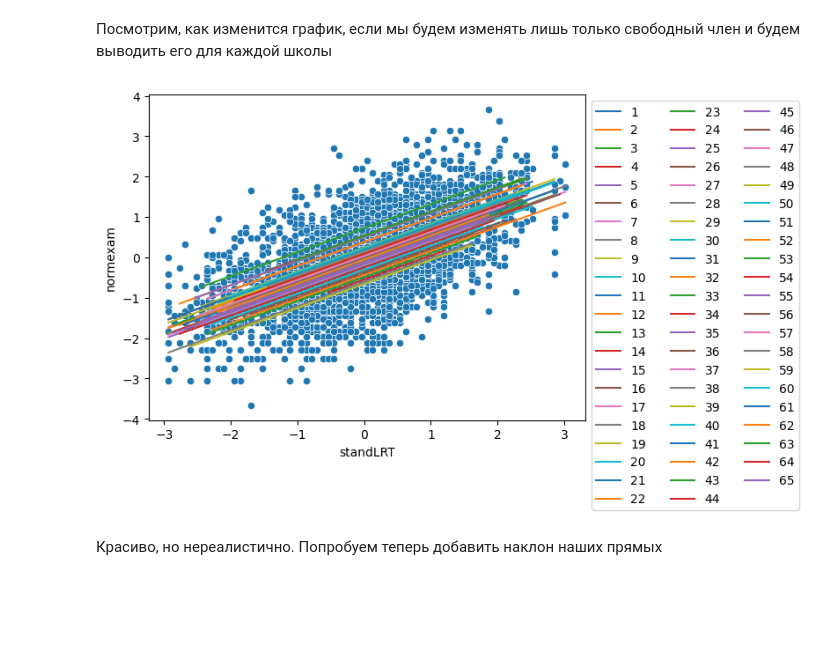
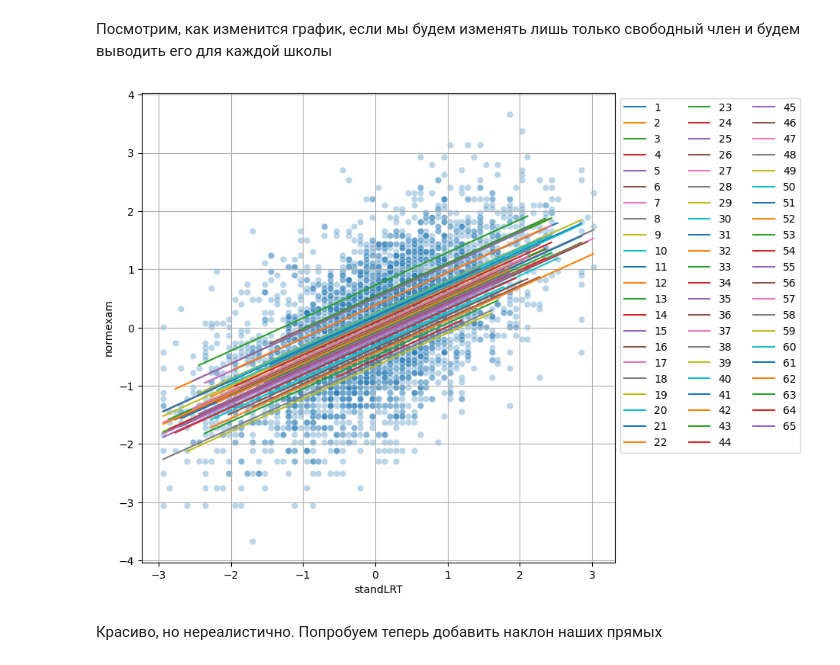
Before and after one commit to TheFckReal/LMM-lecture, a Jupyter notebook: mixed_linearmodel.ipynb, the cells around one changed output. Saved outputs shown, nothing was run; the diff lists cells and outputs as text; code cells hidden in the pictures; blank space fills up the shorter version.

```diff
--- a/mixed_linearmodel.ipynb
+++ b/mixed_linearmodel.ipynb
@@ -189,20 +241,37 @@ Group Var  0.094     0.025
 ========================================================
 # %% [markdown]
 Посмотрим, как изменится график, если мы будем изменять лишь только свободный член и будем выводить его для каждой школы
-# %%
-b0 = model.params.iloc[0] #  Intercept линейной модели
-b1 = model.params.iloc[1] #  Наклон для standLRT линейной модели
-
-sns.scatterplot(x=exam.loc[:, 'standLRT'], y=exam['normexam'])
-
-for school in exam['school'].unique():
-    X2 = np.array(exam[exam['school'] == school]['standLRT'])
-    sns.lineplot(x=X2, y=model_mixed.random_effects[school][0] + b1 * X2, legend='full', label=school)
-
-plt.legend(ncol=3, bbox_to_anchor=(1., 1.))
-
-plt.show()
-# %% [output]
-[figure, removed]
+# %%
+# Наша функция предсказания с учетом случайных эффектов
+def predict_mixed(data, school, result, has_intercept: bool, has_slope: bool):
+    re = result.random_effects
+    design_matrix = np.array([])
+
+    if has_intercept:
+        design_matrix = np.ones((data.shape[0], 1))
+    if has_slope:
+        if has_intercept:
+            design_matrix = np.column_stack([design_matrix, np.array(data)])
+        else:
+            design_matrix = np.array(data).reshape((-1, 1))
+
+    rex = design_matrix @ np.array(re[school])  # В литературе обозначается как Zu
+
+    yp = result.predict(data) + rex # Суммируем фиксированные и случайные эффекты для получения предсказания
+    return yp
+
+# Непосредственно сам график
+plt.figure(figsize=(8,8))
+sns.scatterplot(x='standLRT', y='normexam', data=exam, alpha = .3)
+
+for school in exam['school'].unique():
+    founded_exam = exam[exam['school'] == school]['standLRT']
+    yp = predict_mixed(founded_exam, school, model_mixed, has_intercept=True, has_slope=False)
+    sns.lineplot(x=founded_exam, y=yp, legend = 'full', label = school)
+
+plt.legend(ncol=3, bbox_to_anchor=(1., 1.))
+plt.grid()
+# %% [output]
+[figure, added]
 # %% [markdown]
 Красиво, но нереалистично. Попробуем теперь добавить наклон наших прямых
```
Also changed, not shown: parts of 9 cells of this notebook.
